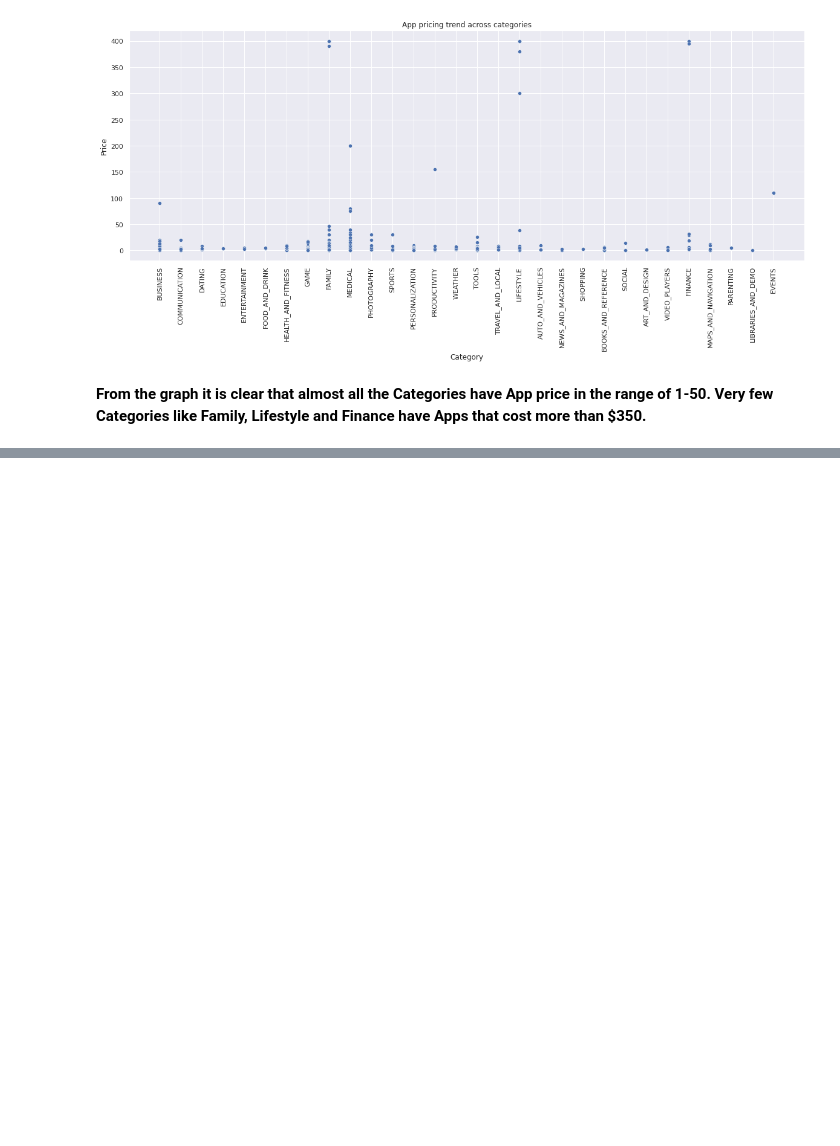
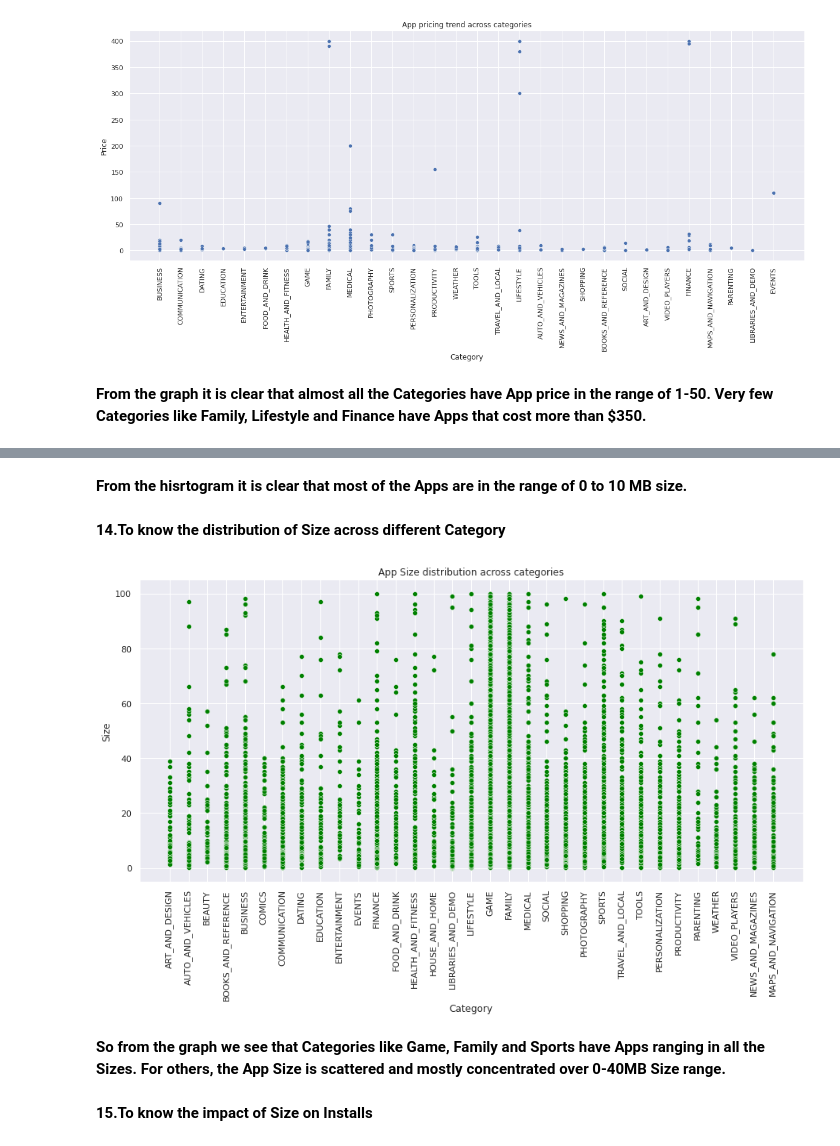
Before and after one commit to chandralakagwad/Playstore-App-Review-Analysis, a Jupyter notebook: Final_Play_Store_App_Analysis.ipynb, the cells around one changed output, grey strips where cells are left out. Saved outputs shown, nothing was run; the diff lists cells and outputs as text; code cells hidden in the pictures; blank space fills up the shorter version.

```diff
--- a/Final_Play_Store_App_Analysis.ipynb
+++ b/Final_Play_Store_App_Analysis.ipynb
@@ -596,0 +607,17 @@ sns.scatterplot(x='Category', y='Price', data= Paid_Apps)
+# %% [markdown]
+**From the hisrtogram it is clear that most of the Apps are in the range of 0 to 10 MB size.**
+# %% [markdown]
+**14.To know the distribution of Size across different Category**
+# %%
+plt.figure(figsize=(15,7))
+plt.title('App Size distribution across categories')
+plt.xticks(rotation=90)
+
+sns.scatterplot(x='Category', y='Size', data= play_store_df,color='green')
+plt.show()
+# %% [output]
+[figure, added]
+# %% [markdown]
+**So from the graph we see that Categories like Game, Family and Sports have Apps ranging in all the Sizes. For others, the App Size is scattered and mostly concentrated over 0-40MB Size range.**
+# %% [markdown]
+**15.To know the impact of Size on Installs**
```
Also changed, not shown: parts of 18 cells of this notebook.
